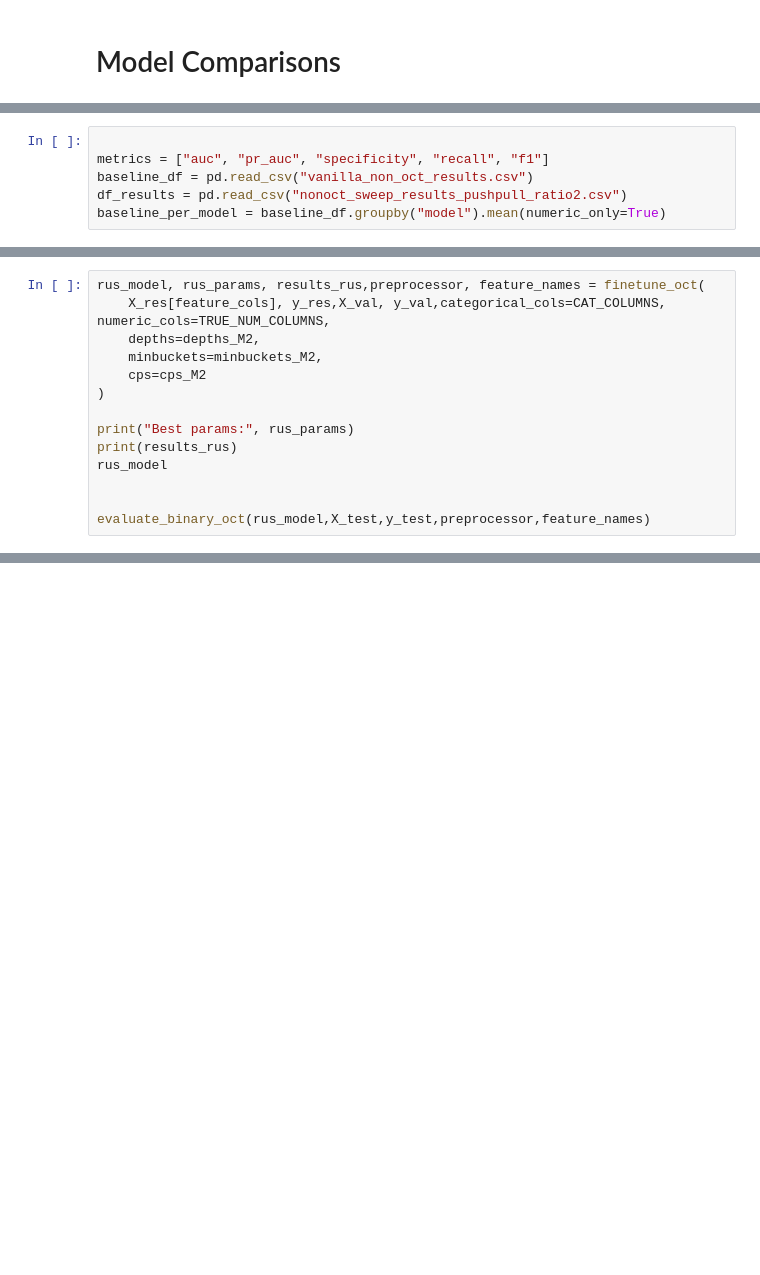
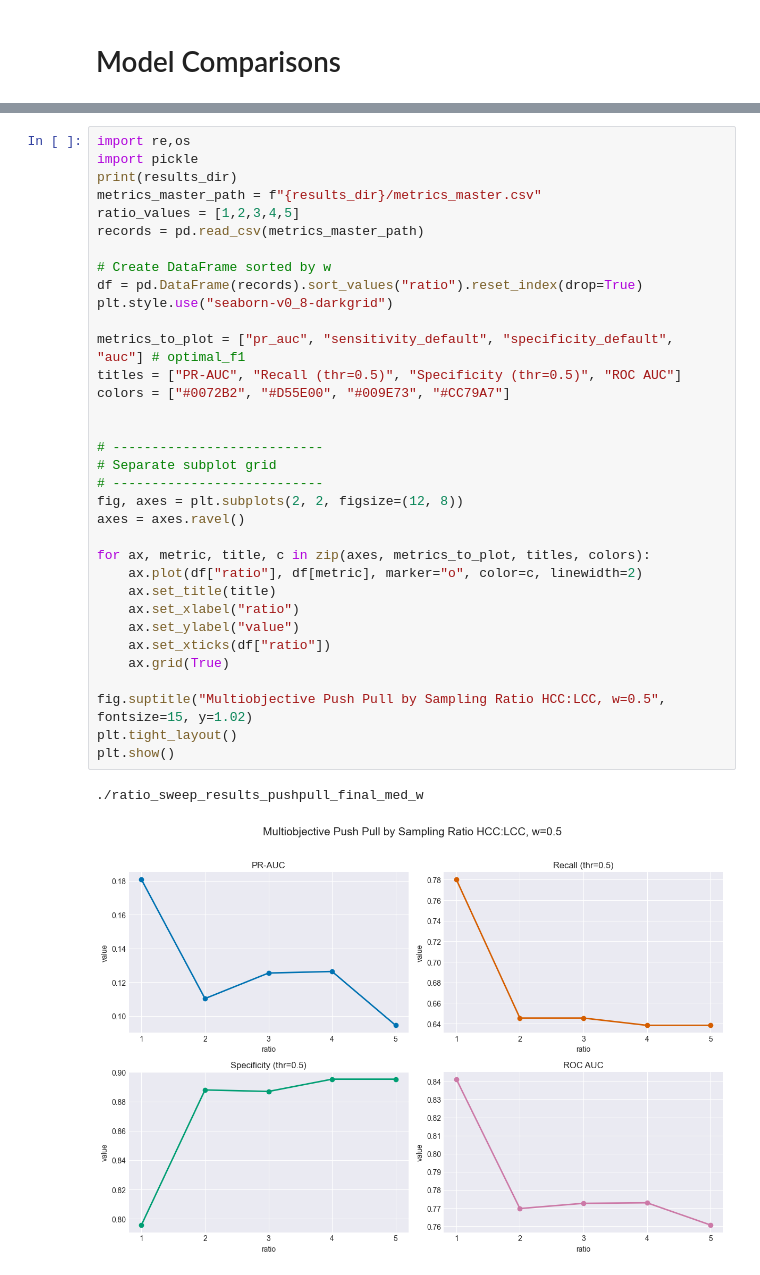
Before and after one commit to cat2510/optimization_guided_curation_ICML, a Jupyter notebook: multiobjective_bilevel.ipynb, the cells around one changed output, grey strips where cells are left out. Saved outputs shown, nothing was run; the diff lists cells and outputs as text; blank space fills up the shorter version.

```diff
--- a/multiobjective_bilevel.ipynb
+++ b/multiobjective_bilevel.ipynb
@@ -1057,6 +283,0 @@ PR-AUC (Average Precision): 0.284
-# %%
-
-metrics = ["auc", "pr_auc", "specificity", "recall", "f1"]
-baseline_df = pd.read_csv("vanilla_non_oct_results.csv")
-df_results = pd.read_csv("nonoct_sweep_results_pushpull_ratio2.csv")
-baseline_per_model = baseline_df.groupby("model").mean(numeric_only=True)
@@ -1141,14 +283,0 @@ Name: count, dtype: int64
-# %%
-rus_model, rus_params, results_rus,preprocessor, feature_names = finetune_oct(
-    X_res[feature_cols], y_res,X_val, y_val,categorical_cols=CAT_COLUMNS, numeric_cols=TRUE_NUM_COLUMNS,
-    depths=depths_M2,
-    minbuckets=minbuckets_M2,
-    cps=cps_M2
-)
-
-print("Best params:", rus_params)
-print(results_rus)
-rus_model
-
-
-evaluate_binary_oct(rus_model,X_test,y_test,preprocessor,feature_names)
@@ -1188,0 +378,37 @@ Confusion matrix (F1 threshold):
+# %%
+import re,os
+import pickle
+print(results_dir)
+metrics_master_path = f"{results_dir}/metrics_master.csv"
+ratio_values = [1,2,3,4,5]
+records = pd.read_csv(metrics_master_path)
+
+# Create DataFrame sorted by w
+df = pd.DataFrame(records).sort_values("ratio").reset_index(drop=True)
+plt.style.use("seaborn-v0_8-darkgrid")
+
+metrics_to_plot = ["pr_auc", "sensitivity_default", "specificity_default", "auc"] # optimal_f1
+titles = ["PR-AUC", "Recall (thr=0.5)", "Specificity (thr=0.5)", "ROC AUC"]
+colors = ["#0072B2", "#D55E00", "#009E73", "#CC79A7"]
+
+
+# ---------------------------
+# Separate subplot grid
+# ---------------------------
+fig, axes = plt.subplots(2, 2, figsize=(12, 8))
+axes = axes.ravel()
+
+for ax, metric, title, c in zip(axes, metrics_to_plot, titles, colors):
+    ax.plot(df["ratio"], df[metric], marker="o", color=c, linewidth=2)
+    ax.set_title(title)
+    ax.set_xlabel("ratio")
+    ax.set_ylabel("value")
+    ax.set_xticks(df["ratio"])
+    ax.grid(True)
+
+fig.suptitle("Multiobjective Push Pull by Sampling Ratio HCC:LCC, w=0.5", fontsize=15, y=1.02)
+plt.tight_layout()
+plt.show()
+# %% [output]
+./ratio_sweep_results_pushpull_final_med_w
+[figure, added]
```
Also changed, not shown: parts of 31 cells of this notebook, 24 other files.
